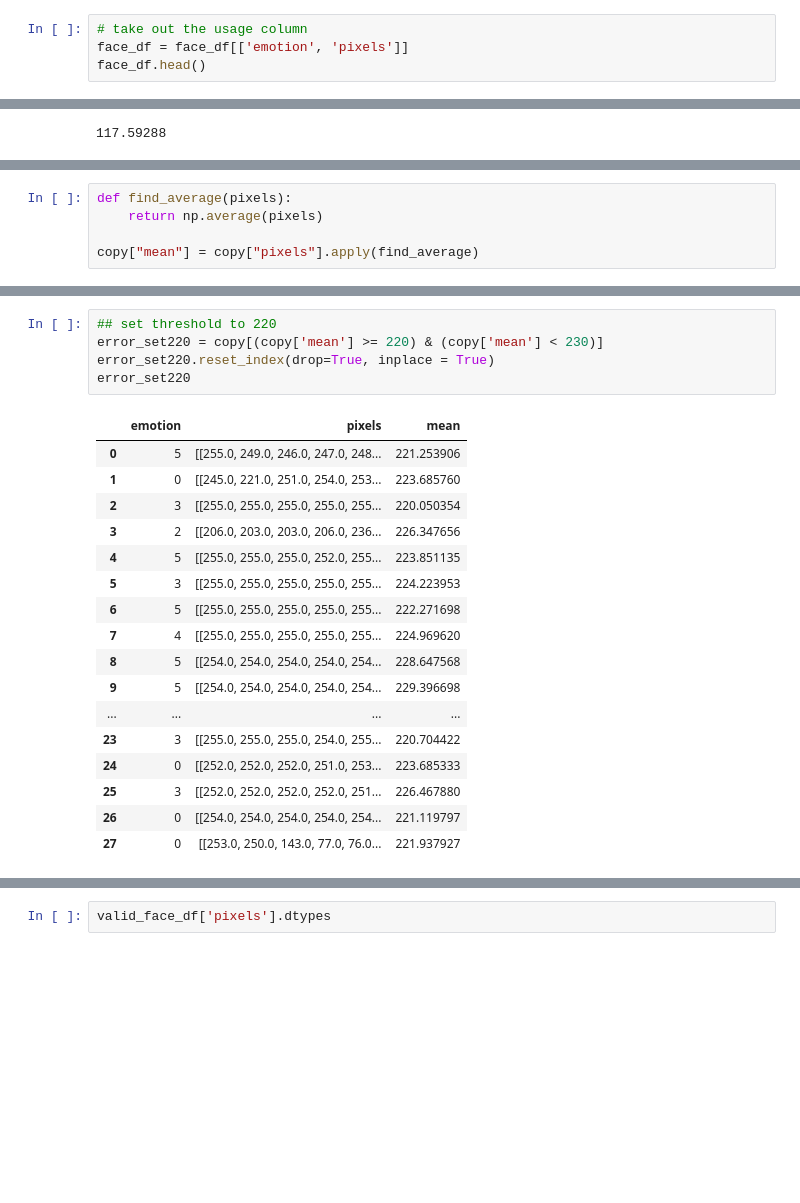
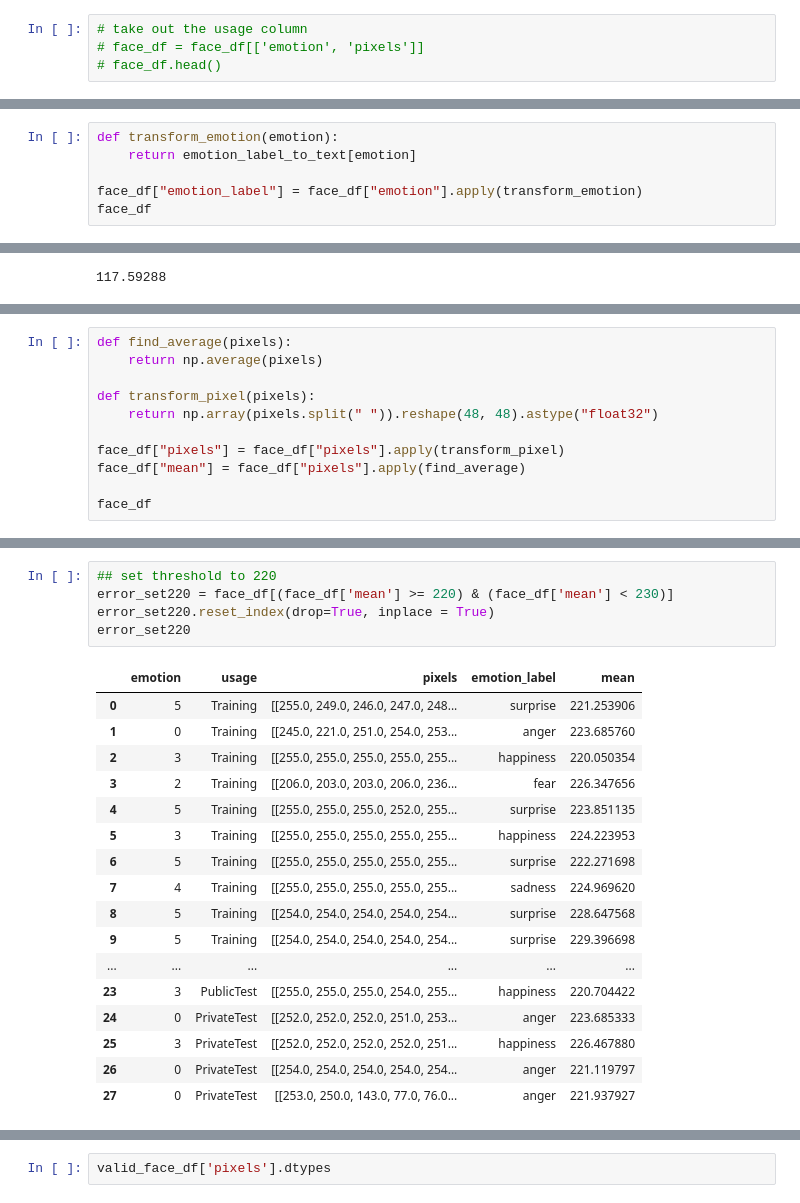
Before and after one commit to yutaili/AI-Project, a Jupyter notebook: FER_Project.ipynb, the cells around one changed output, grey strips where cells are left out. Drawn from its saved outputs; the diff is of its cells as text; blank space fills up the shorter version.

```diff
--- a/FER_Project.ipynb
+++ b/FER_Project.ipynb
@@ -114,7 +98,7 @@ Name: emotion, dtype: int64
 # %%
 # take out the usage column
-face_df = face_df[['emotion', 'pixels']]
-face_df.head()
+# face_df = face_df[['emotion', 'pixels']]
+# face_df.head()
 # %% [output]
 |  | emotion | pixels |
 | 0 | 0 | 70 80 82 72 58 58 60 63 54 58 60 ... |
@@ -124,3 +108,9 @@ face_df.head()
 | 4 | 6 | 4 0 0 0 0 0 0 0 0 0 0 0 3 15 23 2... |
 # %%
 emotion_label_to_text = {0:'anger', 1:'disgust', 2:'fear', 3:'happiness', 4: 'sadness', 5: 'surprise', 6: 'neutral'}
+# %%
+def transform_emotion(emotion):
+    return emotion_label_to_text[emotion]
+
+face_df["emotion_label"] = face_df["emotion"].apply(transform_emotion)
+face_df
@@ -191,4 +199,10 @@ See the caveats in the documentation: https://pandas.pydata.org/pandas-docs/stab
 def find_average(pixels):
     return np.average(pixels)
 
-copy["mean"] = copy["pixels"].apply(find_average)
+def transform_pixel(pixels):
+    return np.array(pixels.split(" ")).reshape(48, 48).astype("float32")
+
+face_df["pixels"] = face_df["pixels"].apply(transform_pixel)
+face_df["mean"] = face_df["pixels"].apply(find_average)
+
+face_df
@@ -235,27 +264,27 @@ for i in range(len(error_set)):
 [figure]
 # %%
 ## set threshold to 220
-error_set220 = copy[(copy['mean'] >= 220) & (copy['mean'] < 230)]
+error_set220 = face_df[(face_df['mean'] >= 220) & (face_df['mean'] < 230)]
 error_set220.reset_index(drop=True, inplace = True)
 error_set220
 # %% [output]
-|  | emotion | pixels | mean |
-| 0 | 5 | [[255.0, 249.0, 246.0, 247.0, 248... | 221.253906 |
-| 1 | 0 | [[245.0, 221.0, 251.0, 254.0, 253... | 223.685760 |
-| 2 | 3 | [[255.0, 255.0, 255.0, 255.0, 255... | 220.050354 |
-| 3 | 2 | [[206.0, 203.0, 203.0, 206.0, 236... | 226.347656 |
-| 4 | 5 | [[255.0, 255.0, 255.0, 252.0, 255... | 223.851135 |
-| 5 | 3 | [[255.0, 255.0, 255.0, 255.0, 255... | 224.223953 |
-| 6 | 5 | [[255.0, 255.0, 255.0, 255.0, 255... | 222.271698 |
-| 7 | 4 | [[255.0, 255.0, 255.0, 255.0, 255... | 224.969620 |
-| 8 | 5 | [[254.0, 254.0, 254.0, 254.0, 254... | 228.647568 |
-| 9 | 5 | [[254.0, 254.0, 254.0, 254.0, 254... | 229.396698 |
-| ... | ... | ... | ... |
-| 23 | 3 | [[255.0, 255.0, 255.0, 254.0, 255... | 220.704422 |
-| 24 | 0 | [[252.0, 252.0, 252.0, 251.0, 253... | 223.685333 |
-| 25 | 3 | [[252.0, 252.0, 252.0, 252.0, 251... | 226.467880 |
-| 26 | 0 | [[254.0, 254.0, 254.0, 254.0, 254... | 221.119797 |
-| 27 | 0 | [[253.0, 250.0, 143.0, 77.0, 76.0... | 221.937927 |
+|  | emotion | usage | pixels | emotion_label | mean |
+| 0 | 5 | Training | [[255.0, 249.0, 246.0, 247.0, 248... | surprise | 221.253906 |
+| 1 | 0 | Training | [[245.0, 221.0, 251.0, 254.0, 253... | anger | 223.685760 |
+| 2 | 3 | Training | [[255.0, 255.0, 255.0, 255.0, 255... | happiness | 220.050354 |
+| 3 | 2 | Training | [[206.0, 203.0, 203.0, 206.0, 236... | fear | 226.347656 |
+| 4 | 5 | Training | [[255.0, 255.0, 255.0, 252.0, 255... | surprise | 223.851135 |
+| 5 | 3 | Training | [[255.0, 255.0, 255.0, 255.0, 255... | happiness | 224.223953 |
+| 6 | 5 | Training | [[255.0, 255.0, 255.0, 255.0, 255... | surprise | 222.271698 |
+| 7 | 4 | Training | [[255.0, 255.0, 255.0, 255.0, 255... | sadness | 224.969620 |
+| 8 | 5 | Training | [[254.0, 254.0, 254.0, 254.0, 254... | surprise | 228.647568 |
+| 9 | 5 | Training | [[254.0, 254.0, 254.0, 254.0, 254... | surprise | 229.396698 |
+| ... | ... | ... | ... | ... | ... |
+| 23 | 3 | PublicTest | [[255.0, 255.0, 255.0, 254.0, 255... | happiness | 220.704422 |
+| 24 | 0 | PrivateTest | [[252.0, 252.0, 252.0, 251.0, 253... | anger | 223.685333 |
+| 25 | 3 | PrivateTest | [[252.0, 252.0, 252.0, 252.0, 251... | happiness | 226.467880 |
+| 26 | 0 | PrivateTest | [[254.0, 254.0, 254.0, 254.0, 254... | anger | 221.119797 |
+| 27 | 0 | PrivateTest | [[253.0, 250.0, 143.0, 77.0, 76.0... | anger | 221.937927 |
 # %%
 fig = pyplot.figure(1, (14, 14))
 k = 1
```
Also changed, not shown: parts of 59 cells of this notebook.
